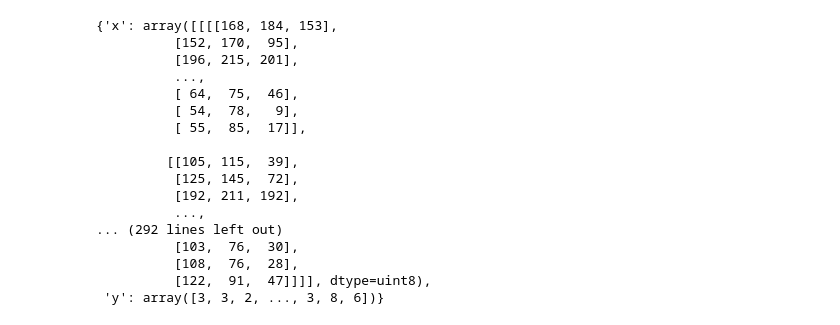
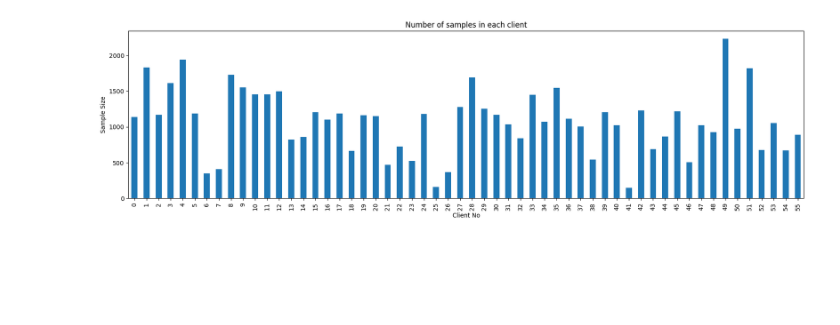
Before and after one commit to GoktugOcal/natadapt-x-flower, a Jupyter notebook: noniid-test.ipynb, the cells around one changed output. Saved outputs shown, nothing was run; the diff lists cells and outputs as text; code cells hidden in the pictures; blank space fills up the shorter version.

```diff
--- a/noniid-test.ipynb
+++ b/noniid-test.ipynb
@@ -27,22 +29,9 @@ pd.DataFrame(data).sum(axis=1).plot.bar()
-# %%
-import pickle
-
-pickle.load(open("data/Cifar10/server/train.pkl", "rb"))
-# %% [output]
-{'x': array([[[[168, 184, 153],
-          [152, 170,  95],
-          [196, 215, 201],
-          ...,
-          [ 64,  75,  46],
-          [ 54,  78,   9],
-          [ 55,  85,  17]],
-
-         [[105, 115,  39],
-          [125, 145,  72],
-          [192, 211, 192],
-          ...,
-... (292 lines left out)
-          [103,  76,  30],
-          [108,  76,  28],
-          [122,  91,  47]]]], dtype=uint8),
- 'y': array([3, 3, 2, ..., 3, 8, 6])}
+# %%
+fig = plt.figure(figsize=(20,5))
+pd.DataFrame(data).sum(axis=1).plot.bar()
+plt.xlabel("Client No")
+plt.ylabel("Sample Size")
+plt.title("Number of samples in each client")
+plt.show()
+# %% [output]
+[figure, added]
```
Also changed, not shown: parts of 3 cells of this notebook, 43 other files.
